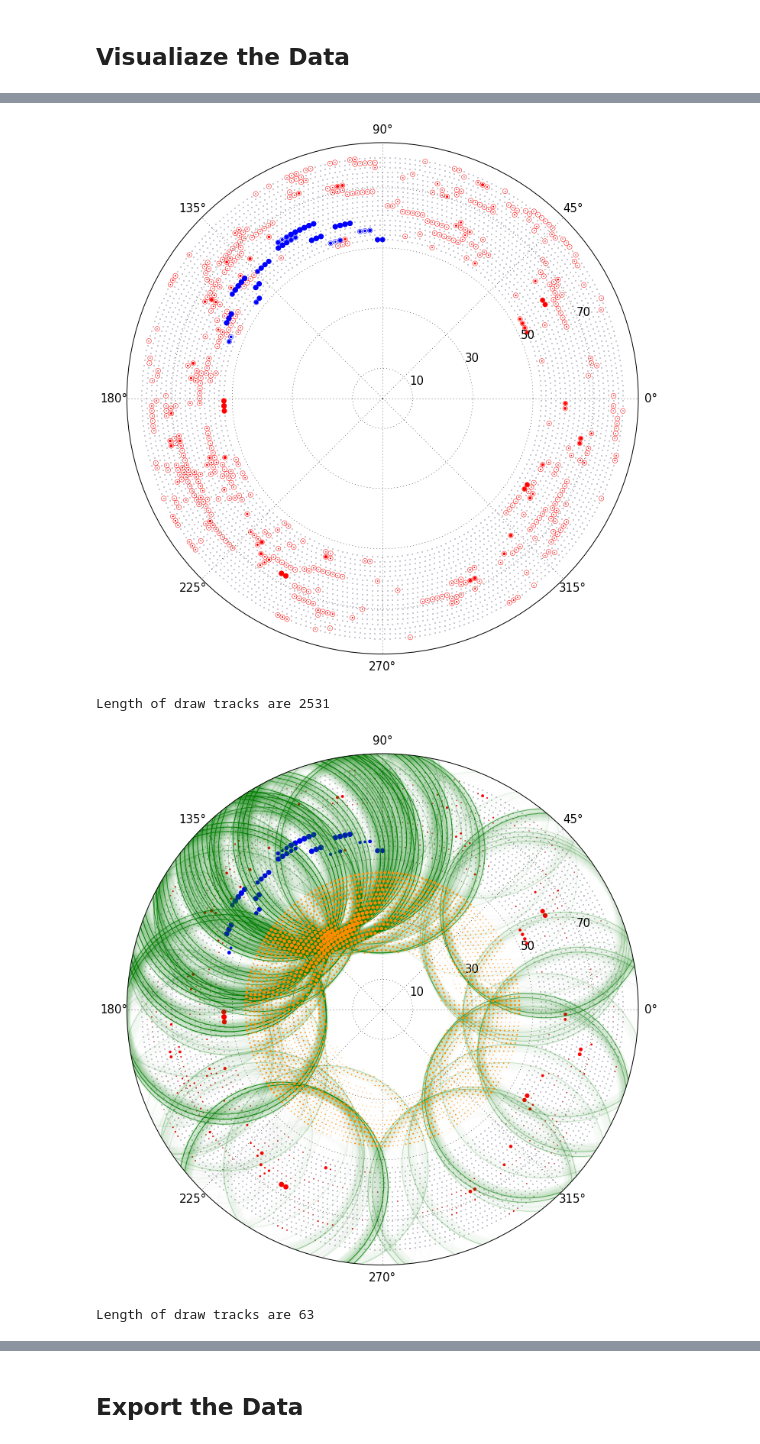
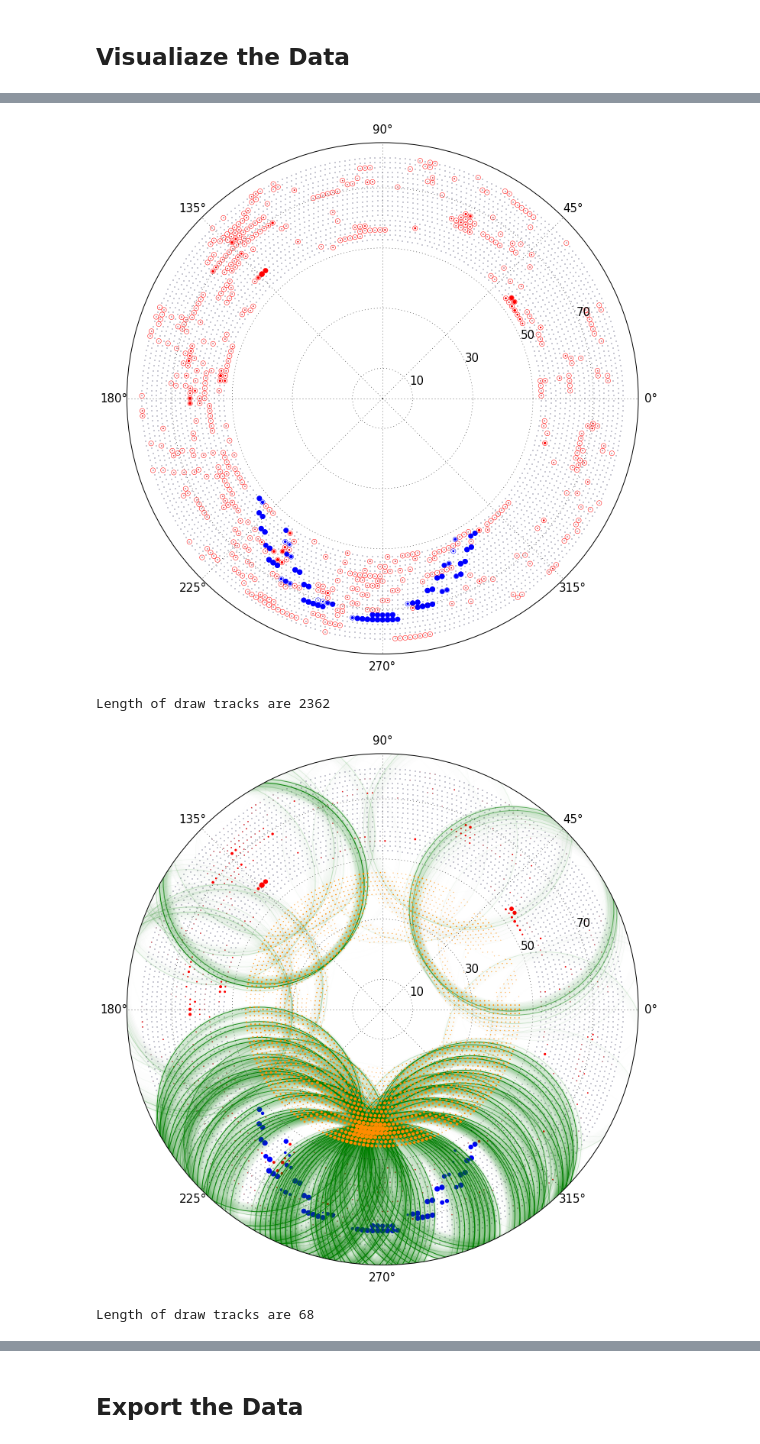
Before and after one commit to ewengillies/track-finding-yandex, a Jupyter notebook: notebooks/ICEDUST_MainPipeline.ipynb, the cells around one changed output, grey strips where cells are left out. Drawn from its saved outputs; the diff is of its cells as text; code cells hidden in the pictures.

```diff
--- a/notebooks/ICEDUST_MainPipeline.ipynb
+++ b/notebooks/ICEDUST_MainPipeline.ipynb
@@ -912,0 +884,4 @@ final_diagnostics = factory.test_on(
+# %%
+back_sample_root = "/vols/comet/users/elg112/ICEDUST"\
+                   "/local_storage/Blessed_Outputs/"
+cdc_back_file = back_sample_root + "3_2500_cdc_back.root"
@@ -912,0 +892,5 @@ final_diagnostics = factory.test_on(
+# %%
+test_cdc = import_hits_sample(cdc_sig_file, cth_sig_file, cdc_back_file,
+                              empty_branches, these_branches,
+                              lower_bound_time, upper_bound_time_cdc,
+                              upper_bound_time_cth, time_smear)
@@ -1049,10 +1163,10 @@ show()
 # %% [markdown]
 ## Visualiaze the Data
 # %%
-high_hit = np.array(evt_samp[3])[hits_cdc.event_to_n_hits[evt_samp[3]] >= 600]
-#high_hit = np.where(hits_cdc.event_to_n_hits >= 800)[0]
-n_sig = np.array([len(hits_cdc.get_signal_hits(evt)) for evt in high_hit])
-good_event = high_hit[n_sig < 80]
+high_hit = np.arange(test_cdc.n_events)[test_cdc.event_to_n_hits >= 600]
+#high_hit = np.where(test_cdc.event_to_n_hits >= 800)[0]
+n_sig = np.array([len(test_cdc.get_signal_hits(evt)) for evt in high_hit])
+good_event = high_hit[np.logical_and(n_sig > 70, n_sig < 80)]
 print len(good_event)
 print good_event
 # %% [output]
@@ -1071,28 +1185,28 @@ print hough_images.shape
 # %%
 # Event information\
-event = 7
+event = 8
 event = good_event[event]
 #event = evt_samp[3][event]
 add_trans = True
 save = True
 savedir = "/vols/comet/users/elg112/ICEDUST/track-finding-yandex/review_meeting_plots/"
 
-to_plot = np.take([0,2,1], hits_cdc.get_measurement("CDCHit.fIsSig",
+to_plot = np.take([0,2,1], test_cdc.get_measurement("CDCHit.fIsSig",
                                    events=event,
                                    default=-1,
                                    only_hits=False,
                                    flatten=True).astype(int) + 1)
-ngh_pred_size = plot_norm_size(hits_cdc.get_measurement(ngh_scr_name,
+ngh_pred_size = plot_norm_size(test_cdc.get_measurement(ngh_scr_name,
                                                         events=event,
                                                         default=0,
                                                         only_hits=False,
                                                         flatten=True))
-trk_pred_size = plot_norm_size(hits_cdc.get_measurement(trk_scr_name,
+trk_pred_size = plot_norm_size(test_cdc.get_measurement(trk_scr_name,
                                                         events=event,
                                                         default=0,
                                                         only_hits=False,
                                                         flatten=True))
-hough_output = hits_cdc.get_measurement(hgh_scr_name,
+hough_output = test_cdc.get_measurement(hgh_scr_name,
                                         events=event,
                                         default=0,
                                         only_hits=False,
@@ -1108,37 +1232,37 @@ plot_hough_no_rw = plot_hough_no_rw[:hough.track.n_points] + plot_hough_no_rw[ho
 # %%
 # Basic output
-plot_output(to_plot, geom, sig_color='black', bkg_color='black', )
+plot_output(to_plot, test_cdc.geom, sig_color='black', bkg_color='black', )
 if save:
     plt.savefig(savedir+"plot_event_bw.png", bbox_inches='tight')
 show()
 
-plot_output(to_plot, geom)
+plot_output(to_plot, test_cdc.geom)
 if save:
     plt.savefig(savedir+"plot_event.png", bbox_inches='tight')
 show()
 
 # First GBDT output
-plot_output(to_plot, geom,
+plot_output(to_plot, test_cdc.geom,
             size=ngh_pred_size)
-plot_add_outlines(to_plot, geom)
+plot_add_outlines(to_plot, test_cdc.geom)
 if save:
     plt.savefig(savedir+"plot_neigh_level.png", bbox_inches='tight')
 show()
 
 # Hough output
-plot_output(to_plot, geom,
+plot_output(to_plot, test_cdc.geom,
             size=ngh_pred_size,
             add_transform=add_trans)
-plot_add_tracks(geom, hough,
+plot_add_tracks(test_cdc.geom, hough,
                 size=plot_norm_size(plot_hough_no_rw - np.amin(plot_hough_no_rw),40))
 if save:
     plt.savefig(savedir+"plot_hough.png", bbox_inches='tight')
 show()
 
 # Inverse Hough output
-plot_output(to_plot, geom,
+plot_output(to_plot, test_cdc.geom,
             size=plot_norm_size(hough_output))
-plot_add_tracks(geom, hough,
+plot_add_tracks(test_cdc.geom, hough,
                 size=plot_norm_size(plot_hough_image_3,40),
                 add_transform=add_trans,
                 tolerance=0.00)
@@ -1147,7 +1271,7 @@ if save:
 show()
 
 # Final
-plot_output(to_plot, geom, size=plot_norm_size(trk_pred_size))
+plot_output(to_plot, test_cdc.geom, size=plot_norm_size(trk_pred_size))
 if save:
     plt.savefig(savedir+"plot_final.png", bbox_inches='tight')
 show()
@@ -1157,4 +1281,4 @@ show()
-[figure, old version]
+[figure, new version]
-Length of draw tracks are 2531
+Length of draw tracks are 2362
-[figure, old version]
+[figure, new version]
-Length of draw tracks are 63
+Length of draw tracks are 68
```
Also changed, not shown: parts of 192 cells of this notebook, 2 other files.
